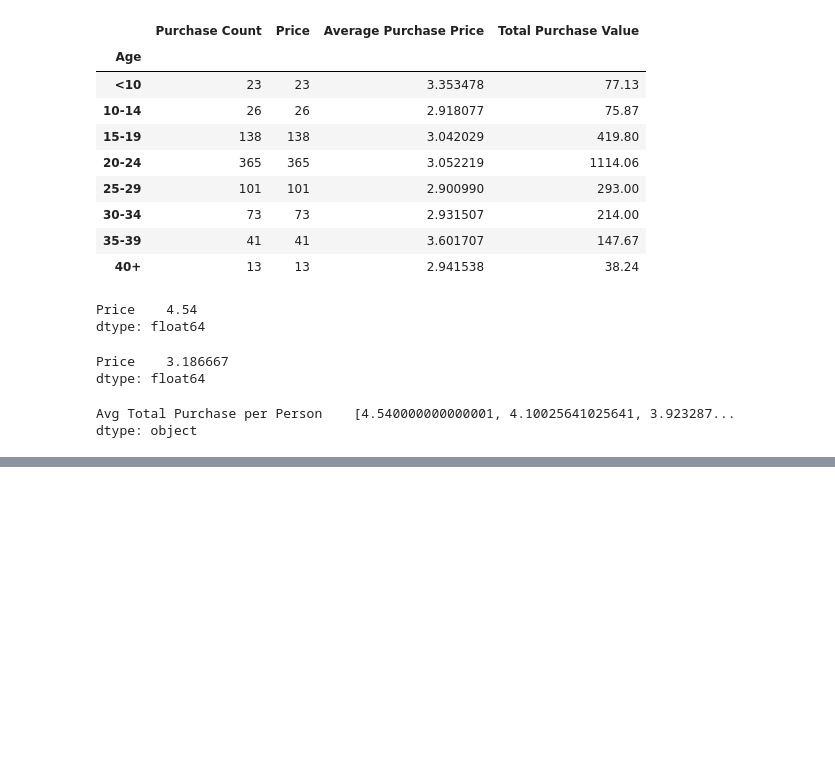
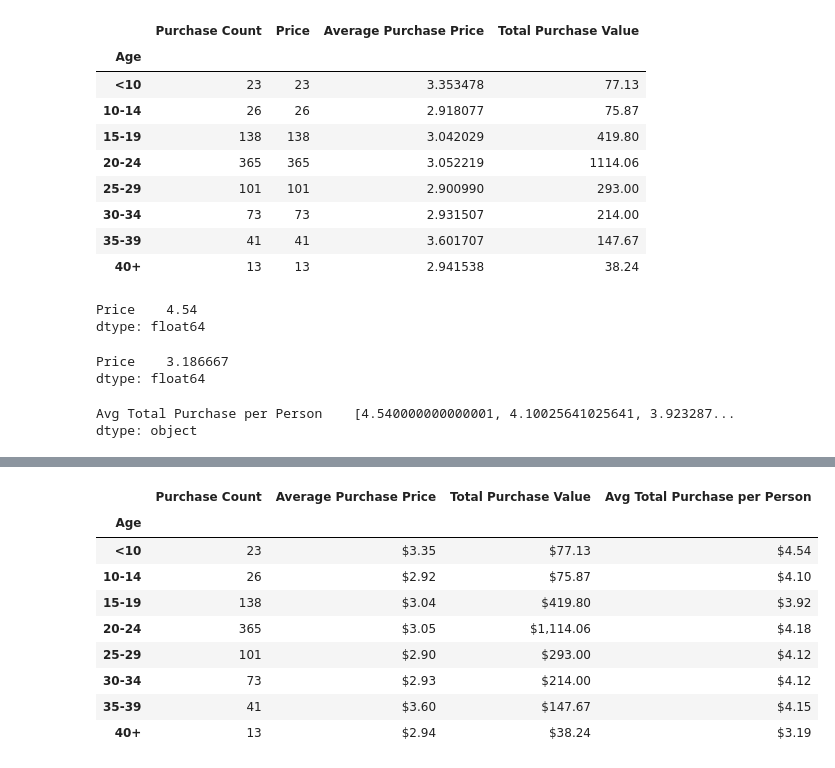
Before and after one commit to 1der4k/Pandas-Challenge, a Jupyter notebook: HeroesOfPymoli/purchases_analysis.ipynb, the cells around one changed output, grey strips where cells are left out. Cells and saved outputs as stored; diff of their text form; code cells hidden in the pictures; blank space fills up the shorter version.

Commit message:
formatted summary of purchase analysis by age

```diff
--- a/HeroesOfPymoli/purchases_analysis.ipynb
+++ b/HeroesOfPymoli/purchases_analysis.ipynb
@@ -505,0 +492,18 @@ purchases_groupby_age_df
+# %%
+purchases_groupby_age_df["Avg Total Purchase per Person"] = mean_total_purchase_age_user["Avg Total Purchase per Person"]
+purchases_groupby_age_df = purchases_groupby_age_df.drop(columns=["Price"])
+purchases_groupby_age_df["Average Purchase Price"] = purchases_groupby_age_df["Average Purchase Price"].map("${:,.2f}".format)
+purchases_groupby_age_df["Total Purchase Value"] = purchases_groupby_age_df["Total Purchase Value"].map("${:,.2f}".format)
+purchases_groupby_age_df["Avg Total Purchase per Person"] = purchases_groupby_age_df["Avg Total Purchase per Person"].map("${:,.2f}".format)
+purchases_groupby_age_df
+# %% [output]
+|  | Purchase Count | Average Purchase Price | Total Purchase Value | Avg Total Purchase per Person |
+| Age |  |  |  |  |
+| <10 | 23 | $3.35 | $77.13 | $4.54 |
+| 10-14 | 26 | $2.92 | $75.87 | $4.10 |
+| 15-19 | 138 | $3.04 | $419.80 | $3.92 |
+| 20-24 | 365 | $3.05 | $1,114.06 | $4.18 |
+| 25-29 | 101 | $2.90 | $293.00 | $4.12 |
+| 30-34 | 73 | $2.93 | $214.00 | $4.12 |
+| 35-39 | 41 | $3.60 | $147.67 | $4.15 |
+| 40+ | 13 | $2.94 | $38.24 | $3.19 |
```
Also changed, not shown: parts of 1 cell of this notebook.
